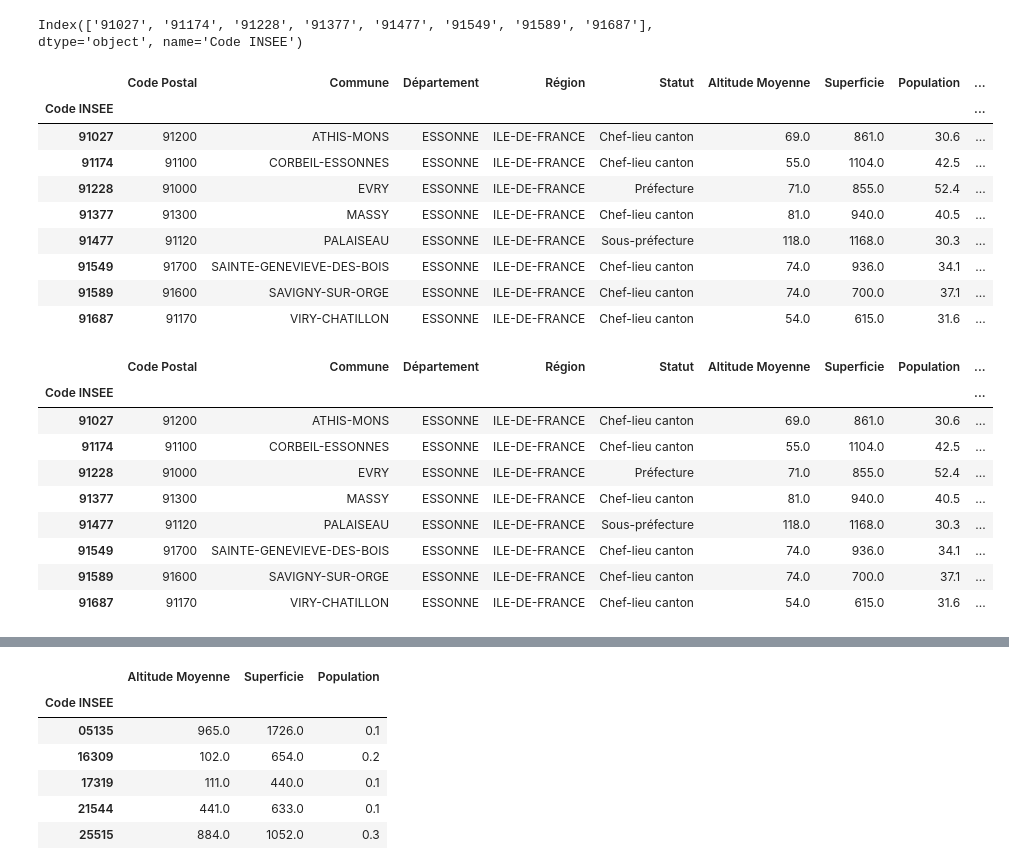
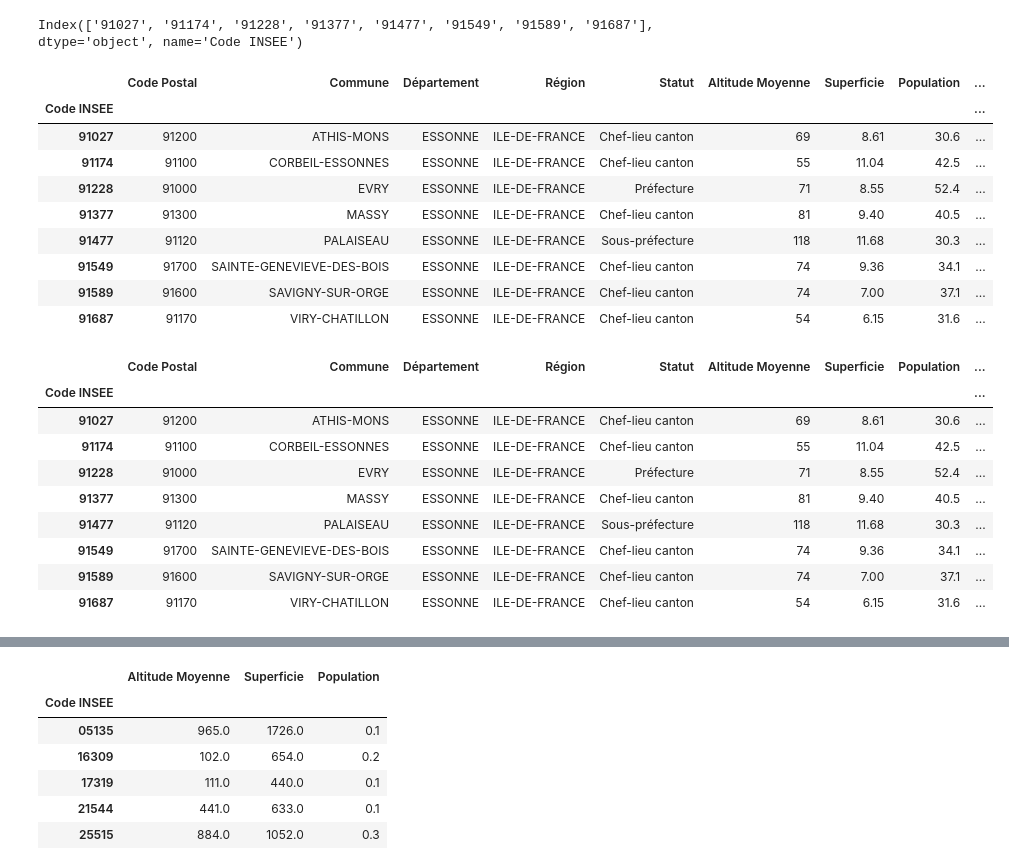
Before and after one commit to Arnauyd/MDI721, a Jupyter notebook: Session2/session2.ipynb, the cells around one changed output, grey strips where cells are left out. Saved outputs shown, nothing was run; the diff lists cells and outputs as text; code cells hidden in the pictures.

```diff
--- a/Session2/session2.ipynb
+++ b/Session2/session2.ipynb
@@ -873,4 +871,0 @@ geo = pd.read_csv("correspondance-code-insee-code-postal.csv",
-# %%
-geo.set_index('Code INSEE')
-geo.sort_index()
-geo.head()
@@ -1421,29 +1407,29 @@ s[s].index
 # %% [output]
 Index(['91027', '91174', '91228', '91377', '91477', '91549', '91589', '91687'], dtype='object', name='Code INSEE')
 # %%
-geo[(geo["Département"] == "ESSONNE") & (geo["Population"] > 30.0)]
+geo.loc[(geo["Département"] == "ESSONNE") & (geo["Population"] > 30.0)]
 # %% [output]
 |  | Code Postal | Commune | Département | Région | Statut | Altitude Moyenne | Superficie | Population | ... |
 | Code INSEE |  |  |  |  |  |  |  |  | ... |
-| 91027 | 91200 | ATHIS-MONS | ESSONNE | ILE-DE-FRANCE | Chef-lieu canton | 69.0 | 861.0 | 30.6 | ... |
-| 91174 | 91100 | CORBEIL-ESSONNES | ESSONNE | ILE-DE-FRANCE | Chef-lieu canton | 55.0 | 1104.0 | 42.5 | ... |
-| 91228 | 91000 | EVRY | ESSONNE | ILE-DE-FRANCE | Préfecture | 71.0 | 855.0 | 52.4 | ... |
-| 91377 | 91300 | MASSY | ESSONNE | ILE-DE-FRANCE | Chef-lieu canton | 81.0 | 940.0 | 40.5 | ... |
-| 91477 | 91120 | PALAISEAU | ESSONNE | ILE-DE-FRANCE | Sous-préfecture | 118.0 | 1168.0 | 30.3 | ... |
-| 91549 | 91700 | SAINTE-GENEVIEVE-DES-BOIS | ESSONNE | ILE-DE-FRANCE | Chef-lieu canton | 74.0 | 936.0 | 34.1 | ... |
-| 91589 | 91600 | SAVIGNY-SUR-ORGE | ESSONNE | ILE-DE-FRANCE | Chef-lieu canton | 74.0 | 700.0 | 37.1 | ... |
-| 91687 | 91170 | VIRY-CHATILLON | ESSONNE | ILE-DE-FRANCE | Chef-lieu canton | 54.0 | 615.0 | 31.6 | ... |
+| 91027 | 91200 | ATHIS-MONS | ESSONNE | ILE-DE-FRANCE | Chef-lieu canton | 69 | 8.61 | 30.6 | ... |
+| 91174 | 91100 | CORBEIL-ESSONNES | ESSONNE | ILE-DE-FRANCE | Chef-lieu canton | 55 | 11.04 | 42.5 | ... |
+| 91228 | 91000 | EVRY | ESSONNE | ILE-DE-FRANCE | Préfecture | 71 | 8.55 | 52.4 | ... |
+| 91377 | 91300 | MASSY | ESSONNE | ILE-DE-FRANCE | Chef-lieu canton | 81 | 9.40 | 40.5 | ... |
+| 91477 | 91120 | PALAISEAU | ESSONNE | ILE-DE-FRANCE | Sous-préfecture | 118 | 11.68 | 30.3 | ... |
+| 91549 | 91700 | SAINTE-GENEVIEVE-DES-BOIS | ESSONNE | ILE-DE-FRANCE | Chef-lieu canton | 74 | 9.36 | 34.1 | ... |
+| 91589 | 91600 | SAVIGNY-SUR-ORGE | ESSONNE | ILE-DE-FRANCE | Chef-lieu canton | 74 | 7.00 | 37.1 | ... |
+| 91687 | 91170 | VIRY-CHATILLON | ESSONNE | ILE-DE-FRANCE | Chef-lieu canton | 54 | 6.15 | 31.6 | ... |
 # %%
 # les communes de l'Essonne avec une population supérieure à 30000
 geo.loc[(geo["Département"] == "ESSONNE") & (geo["Population"] > 30.0)]
 # %% [output]
 |  | Code Postal | Commune | Département | Région | Statut | Altitude Moyenne | Superficie | Population | ... |
 | Code INSEE |  |  |  |  |  |  |  |  | ... |
-| 91027 | 91200 | ATHIS-MONS | ESSONNE | ILE-DE-FRANCE | Chef-lieu canton | 69.0 | 861.0 | 30.6 | ... |
-| 91174 | 91100 | CORBEIL-ESSONNES | ESSONNE | ILE-DE-FRANCE | Chef-lieu canton | 55.0 | 1104.0 | 42.5 | ... |
-| 91228 | 91000 | EVRY | ESSONNE | ILE-DE-FRANCE | Préfecture | 71.0 | 855.0 | 52.4 | ... |
-| 91377 | 91300 | MASSY | ESSONNE | ILE-DE-FRANCE | Chef-lieu canton | 81.0 | 940.0 | 40.5 | ... |
-| 91477 | 91120 | PALAISEAU | ESSONNE | ILE-DE-FRANCE | Sous-préfecture | 118.0 | 1168.0 | 30.3 | ... |
-| 91549 | 91700 | SAINTE-GENEVIEVE-DES-BOIS | ESSONNE | ILE-DE-FRANCE | Chef-lieu canton | 74.0 | 936.0 | 34.1 | ... |
-| 91589 | 91600 | SAVIGNY-SUR-ORGE | ESSONNE | ILE-DE-FRANCE | Chef-lieu canton | 74.0 | 700.0 | 37.1 | ... |
-| 91687 | 91170 | VIRY-CHATILLON | ESSONNE | ILE-DE-FRANCE | Chef-lieu canton | 54.0 | 615.0 | 31.6 | ... |
+| 91027 | 91200 | ATHIS-MONS | ESSONNE | ILE-DE-FRANCE | Chef-lieu canton | 69 | 8.61 | 30.6 | ... |
+| 91174 | 91100 | CORBEIL-ESSONNES | ESSONNE | ILE-DE-FRANCE | Chef-lieu canton | 55 | 11.04 | 42.5 | ... |
+| 91228 | 91000 | EVRY | ESSONNE | ILE-DE-FRANCE | Préfecture | 71 | 8.55 | 52.4 | ... |
+| 91377 | 91300 | MASSY | ESSONNE | ILE-DE-FRANCE | Chef-lieu canton | 81 | 9.40 | 40.5 | ... |
+| 91477 | 91120 | PALAISEAU | ESSONNE | ILE-DE-FRANCE | Sous-préfecture | 118 | 11.68 | 30.3 | ... |
+| 91549 | 91700 | SAINTE-GENEVIEVE-DES-BOIS | ESSONNE | ILE-DE-FRANCE | Chef-lieu canton | 74 | 9.36 | 34.1 | ... |
+| 91589 | 91600 | SAVIGNY-SUR-ORGE | ESSONNE | ILE-DE-FRANCE | Chef-lieu canton | 74 | 7.00 | 37.1 | ... |
+| 91687 | 91170 | VIRY-CHATILLON | ESSONNE | ILE-DE-FRANCE | Chef-lieu canton | 54 | 6.15 | 31.6 | ... |
```
Also changed, not shown: parts of 104 cells of this notebook, 1 other file.
